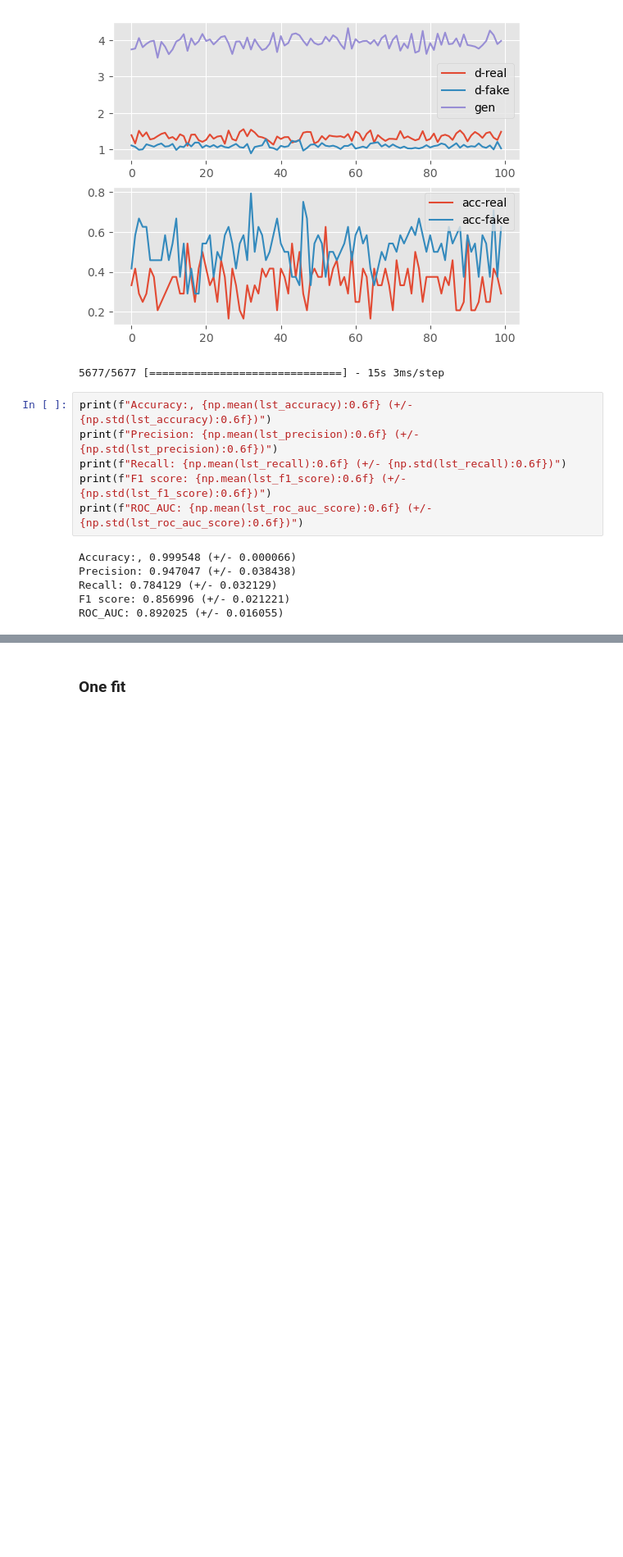
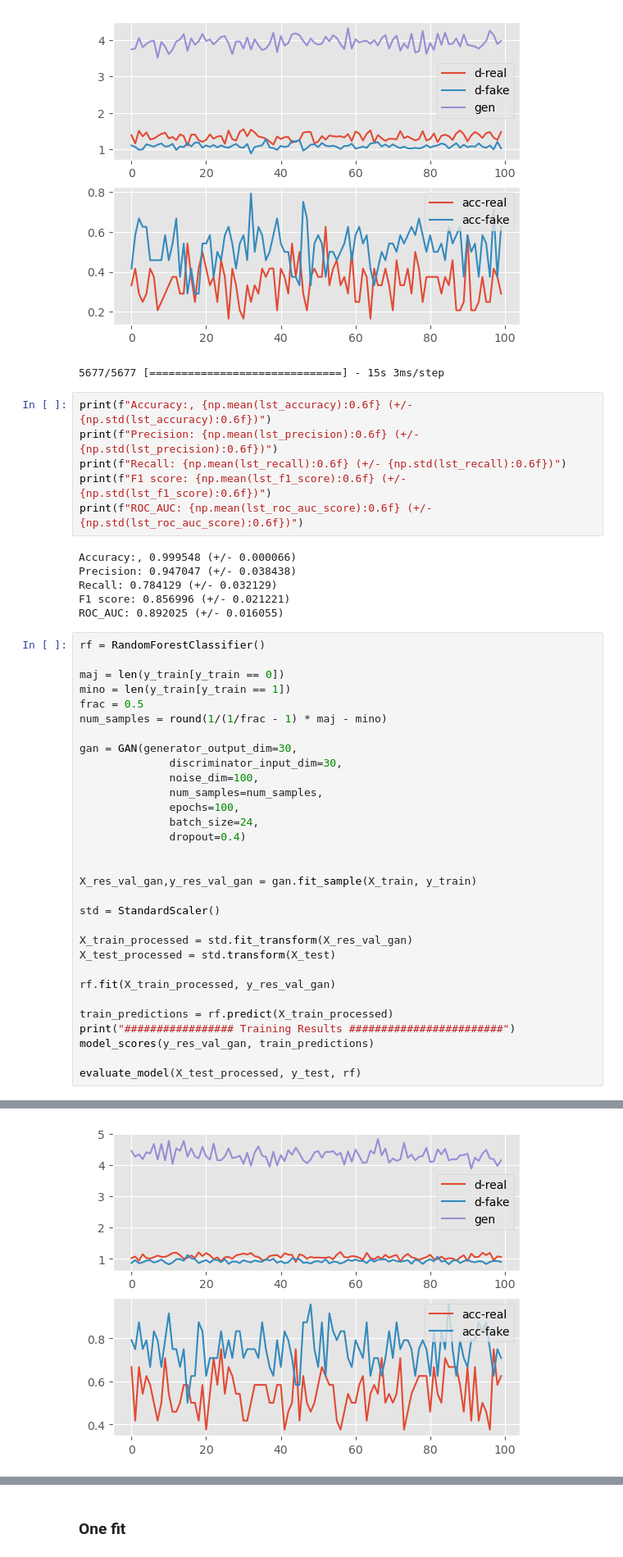
Before and after one commit to MariliaElia/credit-card-fraud-detection-ml-model, a Jupyter notebook: RF_model.ipynb, the cells around one changed output, grey strips where cells are left out. Shown at 82% size. Cells and saved outputs as stored; diff of their text form; blank space fills up the shorter version.

```diff
--- a/RF_model.ipynb
+++ b/RF_model.ipynb
@@ -929,3 +957,35 @@ Precision: 0.947047 (+/- 0.038438)
 Recall: 0.784129 (+/- 0.032129)
 F1 score: 0.856996 (+/- 0.021221)
 ROC_AUC: 0.892025 (+/- 0.016055)
+# %%
+rf = RandomForestClassifier()
+
+maj = len(y_train[y_train == 0])
+mino = len(y_train[y_train == 1])
+frac = 0.5
+num_samples = round(1/(1/frac - 1) * maj - mino)
+
+gan = GAN(generator_output_dim=30,
+              discriminator_input_dim=30,
+              noise_dim=100,
+              num_samples=num_samples,
+              epochs=100,
+              batch_size=24,
+              dropout=0.4)
+
+
+X_res_val_gan,y_res_val_gan = gan.fit_sample(X_train, y_train)
+
+std = StandardScaler()
+
+X_train_processed = std.fit_transform(X_res_val_gan)
+X_test_processed = std.transform(X_test)
+
+rf.fit(X_train_processed, y_res_val_gan)
+
+train_predictions = rf.predict(X_train_processed)
+print("################# Training Results ########################")
+model_scores(y_res_val_gan, train_predictions)
+
+evaluate_model(X_test_processed, y_test, rf)
+# %% [output]
@@ -931,0 +1009 @@ ROC_AUC: 0.892025 (+/- 0.016055)
+[figure, added]
```
Also changed, not shown: parts of 11 cells of this notebook, 3 other files.
